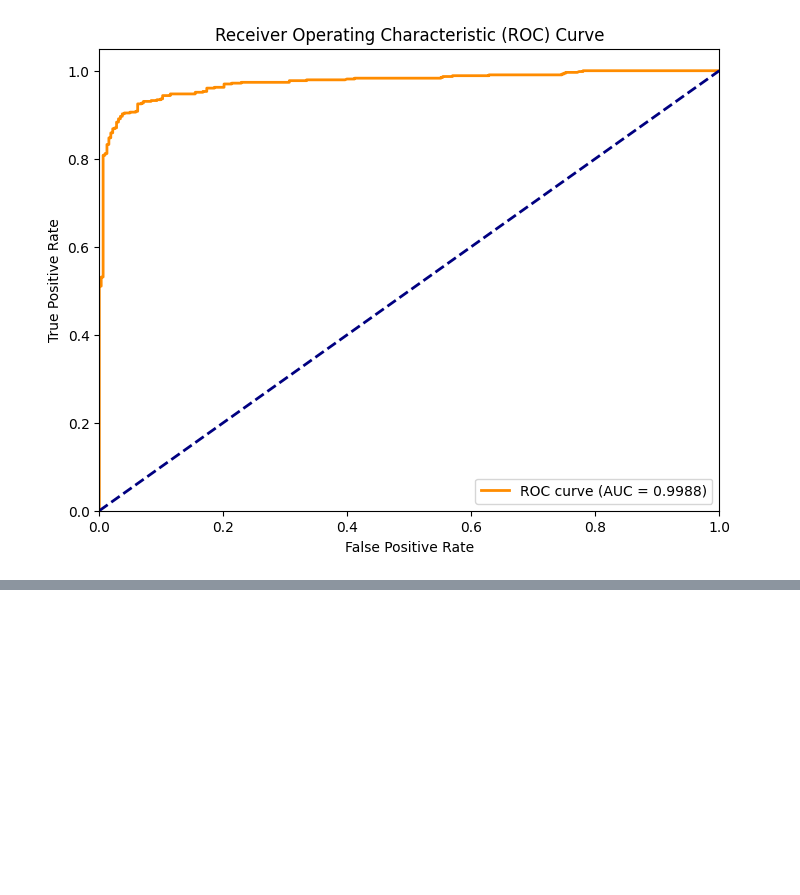
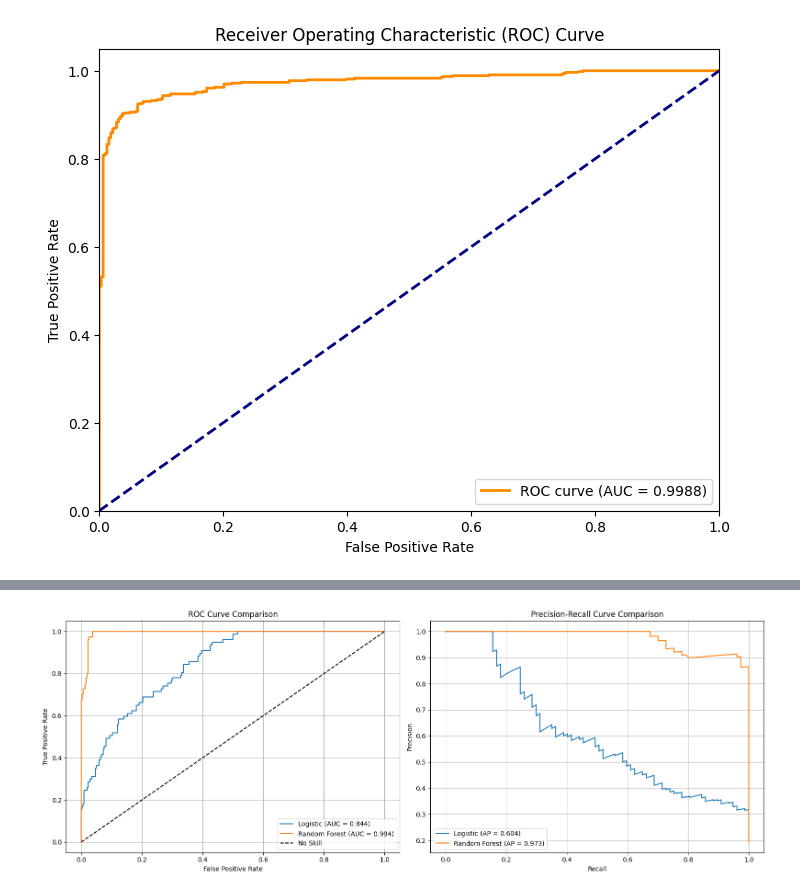
Before and after one commit to jk23399/credit_risk_analyzer, a Jupyter notebook: notebooks/01_loan_approval_prediction.ipynb, the cells around one changed output, grey strips where cells are left out. Cells and saved outputs as stored; diff of their text form; code cells hidden in the pictures; blank space fills up the shorter version.

```diff
--- a/notebooks/01_loan_approval_prediction.ipynb
+++ b/notebooks/01_loan_approval_prediction.ipynb
@@ -495,0 +652,50 @@ plt.show()
+# %%
+# Import visualization libraries
+import matplotlib.pyplot as plt
+from sklearn.metrics import roc_curve, precision_recall_curve
+
+# Create subplots for side-by-side comparison
+fig, (ax1, ax2) = plt.subplots(1, 2, figsize=(16, 6))
+
+# --- Plot ROC Curves (Corrected) ---
+# Get ROC curve data for Logistic Regression
+fpr_logit, tpr_logit, _ = roc_curve(y_test, logit_proba)
+# Plot the curve using the saved 'logit_roc' variable
+ax1.plot(fpr_logit, tpr_logit, label=f"Logistic (AUC = {logit_roc:.3f})")
+
+# Get ROC curve data for Random Forest
+fpr_rf, tpr_rf, _ = roc_curve(y_test, rf_proba)
+# Plot the curve using the saved 'rf_roc' variable
+ax1.plot(fpr_rf, tpr_rf, label=f"Random Forest (AUC = {rf_roc:.3f})")
+
+# Style the ROC plot
+ax1.plot([0, 1], [0, 1], 'k--', label='No Skill') # Add a baseline
+ax1.set_xlabel('False Positive Rate')
+ax1.set_ylabel('True Positive Rate')
+ax1.set_title('ROC Curve Comparison')
+ax1.legend()
+ax1.grid(True)
+
+# --- Plot Precision-Recall Curves (Corrected) ---
+# Get PR curve data for Logistic Regression
+p_logit, r_logit, _ = precision_recall_curve(y_test, logit_proba)
+# Plot the curve using the saved 'logit_pr' variable
+ax2.plot(r_logit, p_logit, label=f"Logistic (AP = {logit_pr:.3f})")
+
+# Get PR curve data for Random Forest
+p_rf, r_rf, _ = precision_recall_curve(y_test, rf_proba)
+# Plot the curve using the saved 'rf_pr' variable
+ax2.plot(r_rf, p_rf, label=f"Random Forest (AP = {rf_pr:.3f})")
+
+# Style the PR plot
+ax2.set_xlabel('Recall')
+ax2.set_ylabel('Precision')
+ax2.set_title('Precision-Recall Curve Comparison')
+ax2.legend()
+ax2.grid(True)
+
+# Show the plots
+plt.tight_layout()
+plt.show()
+# %% [output]
+[figure, added]
```
Also changed, not shown: parts of 16 cells of this notebook, 40 other files.
